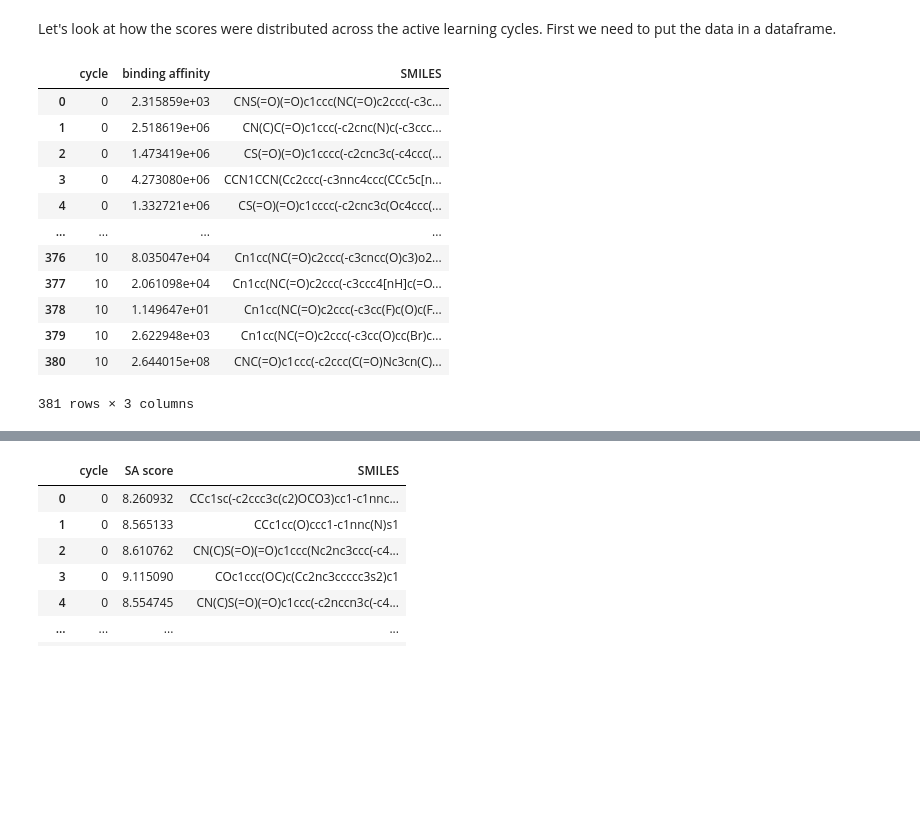
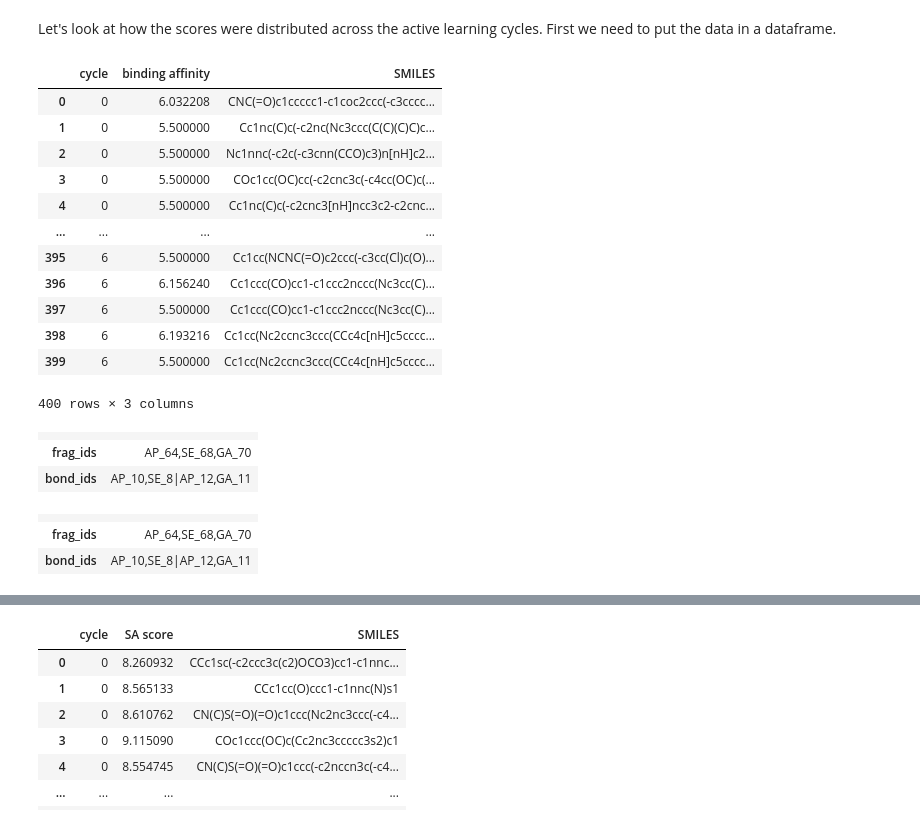
Before and after one commit to volkamerlab/KinaseActiveLearning, a Jupyter notebook: notebooks/active_regression.ipynb, the cells around one changed output, grey strips where cells are left out. Drawn from its saved outputs; the diff is of its cells as text; code cells hidden in the pictures; blank space fills up the shorter version.

Commit message:
utils changed

```diff
--- a/notebooks/active_regression.ipynb
+++ b/notebooks/active_regression.ipynb
@@ -244,3 +275,15 @@ oracle = Oracle(fragment_library)
 ### Run Active Learning
 # %% [markdown]
 This is the main active learning loop.
+# %%
+# number of fragments to sample for initial distribution
+n_instances = 150
+# size of initial data set
+start_instances = 100
+# select an initial random cycle
+X_initial, sample_smi_init, sample_mols_init = oracle.sample(n_instances)
+X_initial, sample_smi_init, sample_mols_init = sample_starting_distribution(X_initial, sample_smi_init, sample_mols_init, start_instances)
+#vals_init = oracle.get_values(sample_mols_init)
+#vals_init, index_init = oracle.calculate_docking(sample_mols_init)
+vals_init = oracle.calculate_docking(sample_mols_init)
+print(vals_init)
@@ -247 +308,9 @@ This is the main active learning loop.
+# %%
+#X_initial = utils.indexing(X_initial, index_init)
+#sample_smi_init = utils.indexing(sample_smi_init, index_init)
+#sample_mols_init = utils.indexing(sample_mols_init, index_init)
+#vals_init = utils.indexing(vals_init, index_init)
+# save initial docking (for reuse)
+for i, mol in enumerate(sample_mols_init): mol.SetProp("RFScoreVS_v2", str(vals_init[i]))
+utils.write_to_sdf(sample_mols_init, str(HERE / ".." / "data" / "temp" / "docking" / "initial_template_docking_no_hyde_with_failures_high_default.sdf"))
 # %%
@@ -371,24 +394,25 @@ optimizer_rand = BayesianOptimizer(estimator=GaussianProcessRegressor(kernel=Tan
                               X_training=np.stack(X_initial), y_training=vals_init,
                               query_strategy=query_strategy)
 # initialize a list of scores
-val_list_rand = vals_init[index_init].copy()
+val_list_rand = vals_init.copy()
 # keep track of which molecules we've sampled
-used_rand = sample_smi_init[index_init].copy()
-used_mols_rand = sample_mols_init[index_init].copy()
+used_rand = sample_smi_init.copy()
+used_mols_rand = sample_mols_init.copy()
 # the active learning loop
 loop_indices_rand = [len(used_rand)]
 for i in tqdm(range(0, n_cycles)):
-    fps, sample_smi, sample_mols = oracle.random_sampling(15, used_mols_rand, val_list_rand)
+    fps, sample_smi, sample_mols = oracle.random_sampling(20, used_mols_rand, val_list_rand)
     # ask the optimizer for the next set of molecules
     used_idx_rand = utils.check_used(sample_smi, used_rand)
-    query_ind, query_desc = optimizer_rand.query(fps, n_instances=30, used=used_idx_rand)
+    query_ind, query_desc = optimizer_rand.query(fps, n_instances=50, used=used_idx_rand)
     # get values from the oracle, in practice, this is where we would do the more expensive calculations
     #vals = oracle.get_values([sample_mols[i] for i in query_ind])
     query_mols = utils.indexing(sample_mols, query_ind)
     query_smi = utils.indexing(sample_smi, query_ind)
     vals, docking_ind = oracle.calculate_docking(query_mols)
-    vals = utils.indexing(vals, docking_ind)
-
+    #vals = utils.indexing(vals, docking_ind)
+    vals = normalize(vals, data_mean, data_std)
+    vals = list(np.reshape(vals, (-1)))
     # add the returned values to val_list
     val_list_rand += vals
     # keep track of the molecules we've used
@@ -424,7 +448,10 @@ for i in tqdm(range(0, n_cycles)):
     query_mols = utils.indexing(sample_mols, query_ind)
     query_smi = utils.indexing(sample_smi, query_ind)
     vals, docking_ind = oracle.calculate_docking(query_mols)
-    vals = utils.indexing(vals, docking_ind)
+    #vals = utils.indexing(vals, docking_ind)
+    vals = qt.transform(np.reshape(vals, (-1,1)))
+    # add the returned values to val_list
+    vals = list(np.reshape(vals, (-1)))
     # add the returned values to val_list
     val_list_rand_1 += vals
     # keep track of the molecules we've used
@@ -458,25 +485,26 @@ Let's look at how the scores were distributed across the active learning cycles.
 # %%
 res_list = []
 cur_ind = 0
 for i, v in enumerate(loop_indices):
-    res_list += [(i, x) for x in val_list[cur_ind:cur_ind+v]]
+    # transform data back
+    res_list += [(i, x * data_std + data_mean) for x in val_list[cur_ind:cur_ind+v]]
     cur_ind += v
 res_list
 res_df = pd.DataFrame(res_list, columns=["cycle", "binding affinity"])
 res_df['SMILES'] = used
-res_df = res_df.drop_duplicates(subset='SMILES', keep="last")
+res_df = res_df.sort_values('binding affinity', ascending=False).drop_duplicates('SMILES').sort_index()
 res_df
 # %% [output]
 |  | cycle | binding affinity | SMILES |
-| 0 | 0 | 2.315859e+03 | CNS(=O)(=O)c1ccc(NC(=O)c2ccc(-c3c... |
-| 1 | 0 | 2.518619e+06 | CN(C)C(=O)c1ccc(-c2cnc(N)c(-c3ccc... |
-| 2 | 0 | 1.473419e+06 | CS(=O)(=O)c1cccc(-c2cnc3c(-c4ccc(... |
-| 3 | 0 | 4.273080e+06 | CCN1CCN(Cc2ccc(-c3nnc4ccc(CCc5c[n... |
-| 4 | 0 | 1.332721e+06 | CS(=O)(=O)c1cccc(-c2cnc3c(Oc4ccc(... |
+| 0 | 0 | 6.032208 | CNC(=O)c1ccccc1-c1coc2ccc(-c3cccc... |
+| 1 | 0 | 5.500000 | Cc1nc(C)c(-c2nc(Nc3ccc(C(C)(C)C)c... |
+| 2 | 0 | 5.500000 | Nc1nnc(-c2c(-c3cnn(CCO)c3)n[nH]c2... |
+| 3 | 0 | 5.500000 | COc1cc(OC)cc(-c2cnc3c(-c4cc(OC)c(... |
+| 4 | 0 | 5.500000 | Cc1nc(C)c(-c2cnc3[nH]ncc3c2-c2cnc... |
 | ... | ... | ... | ... |
-| 376 | 10 | 8.035047e+04 | Cn1cc(NC(=O)c2ccc(-c3cncc(O)c3)o2... |
-| 377 | 10 | 2.061098e+04 | Cn1cc(NC(=O)c2ccc(-c3ccc4[nH]c(=O... |
-| 378 | 10 | 1.149647e+01 | Cn1cc(NC(=O)c2ccc(-c3cc(F)c(O)c(F... |
-| 379 | 10 | 2.622948e+03 | Cn1cc(NC(=O)c2ccc(-c3cc(O)cc(Br)c... |
-| 380 | 10 | 2.644015e+08 | CNC(=O)c1ccc(-c2ccc(C(=O)Nc3cn(C)... |
+| 395 | 6 | 5.500000 | Cc1cc(NCNC(=O)c2ccc(-c3cc(Cl)c(O)... |
+| 396 | 6 | 6.156240 | Cc1ccc(CO)cc1-c1ccc2nccc(Nc3cc(C)... |
+| 397 | 6 | 5.500000 | Cc1ccc(CO)cc1-c1ccc2nccc(Nc3cc(C)... |
+| 398 | 6 | 6.193216 | Cc1cc(Nc2ccnc3ccc(CCc4c[nH]c5cccc... |
+| 399 | 6 | 5.500000 | Cc1cc(Nc2ccnc3ccc(CCc4c[nH]c5cccc... |
-381 rows × 3 columns
+400 rows × 3 columns
@@ -482,0 +513,12 @@ res_df
+# %%
+used_mols[-1]
+# %% [output]
+|  |  |
+| frag_ids | AP_64,SE_68,GA_70 |
+| bond_ids | AP_10,SE_8|AP_12,GA_11 |
+# %%
+used_mols[-2]
+# %% [output]
+|  |  |
+| frag_ids | AP_64,SE_68,GA_70 |
+| bond_ids | AP_10,SE_8|AP_12,GA_11 |
```
Also changed, not shown: parts of 30 cells of this notebook, 3 other files.
